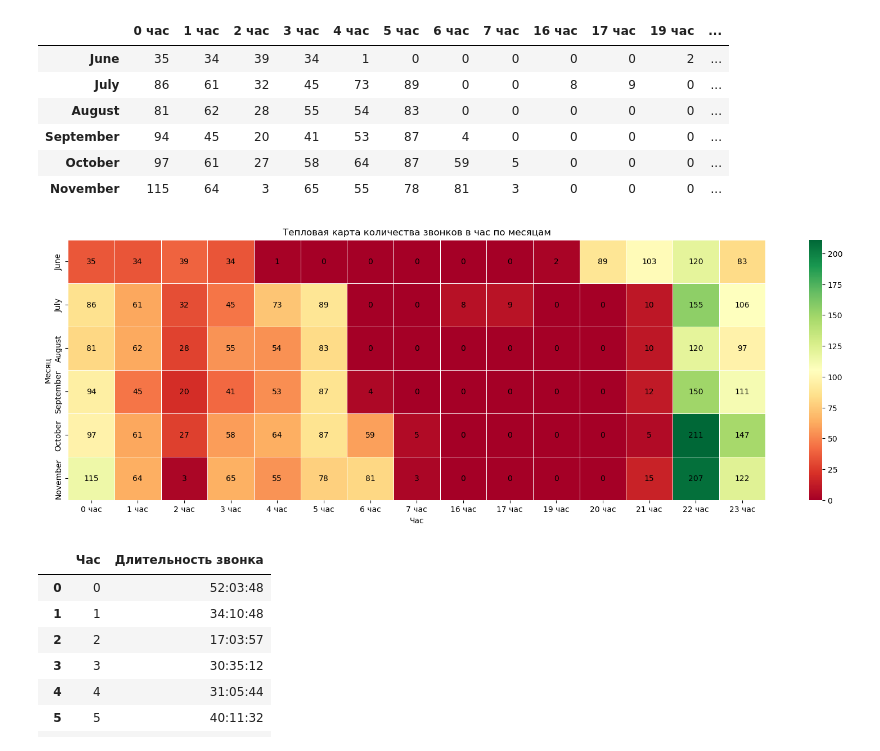
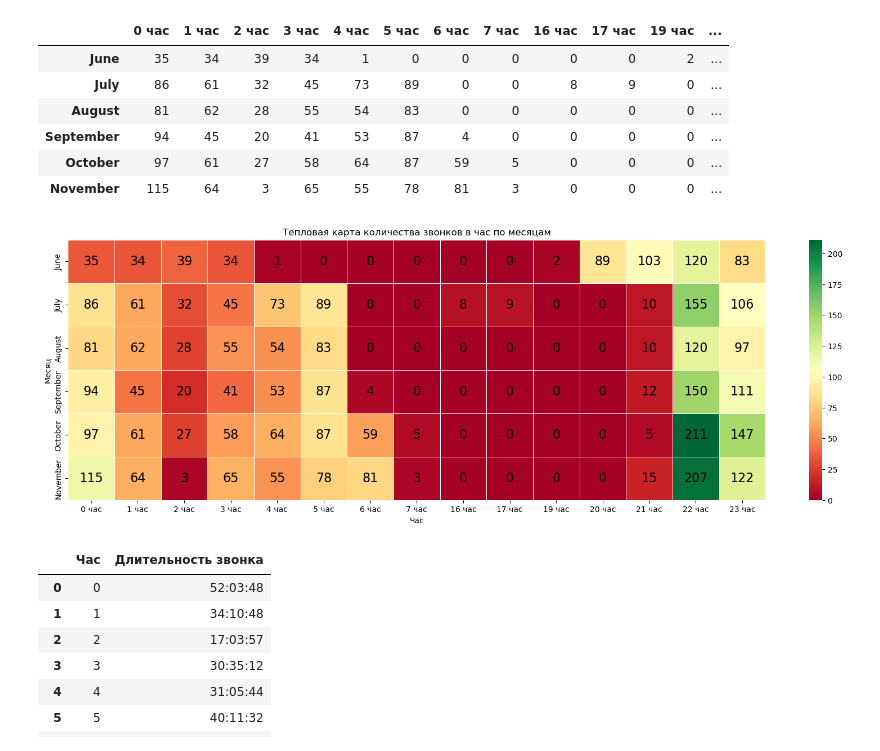
Before and after one commit to MaximManuyko/Jupyter, a Jupyter notebook: ДатаСет Звонки.ipynb, the cells around one changed output. Saved outputs shown, nothing was run; the diff lists cells and outputs as text; code cells hidden in the pictures.

```diff
--- a/ДатаСет Звонки.ipynb
+++ b/ДатаСет Звонки.ipynb
@@ -699,35 +699,35 @@ df['Месяц'] = pd.to_datetime(df['Дата']).dt.month
 df['Час'] = pd.to_datetime(df['Дата']).dt.hour
 
 # Создаем сводную таблицу
 pivot_table = df.pivot_table(values='Дата', index=df['Месяц'], columns=df['Час'], aggfunc='count', fill_value=0)
 
 # Переименовываем колонки для удобства
 pivot_table.columns = [f'{hour} час' for hour in pivot_table.columns]
 
 # Переименовываем строки (месяцы) для удобства
 month_names = df['Месяц'].apply(lambda x: pd.to_datetime(str(x), format='%m').strftime('%B')).unique()
 pivot_table.index = month_names
 
 # Создаем тепловую карту без использования annot
 plt.figure(figsize=(20, 6))
 sns.heatmap(pivot_table, cmap="RdYlGn", linewidths=.5)
 
 # Добавляем подписи в каждую ячейку
 ax = plt.gca()
 for i in range(len(pivot_table.index)):
     for j in range(len(pivot_table.columns)):
         value = pivot_table.iloc[i, j]
-        ax.text(j + 0.5, i + 0.5, str(value), ha='center', va='center', fontsize=10)
+        ax.text(j + 0.5, i + 0.5, str(value), ha='center', va='center', fontsize=16)
 
 # Добавляем подписи к осям и заголовок
 plt.xlabel('Час')
 plt.ylabel('Месяц')
 plt.title('Тепловая карта количества звонков в час по месяцам')
 
 # Отображаем тепловую карту
 plt.show()
 # %% [output]
-[figure, old version]
+[figure, new version]
 # %%
 import pandas as pd
 
```
